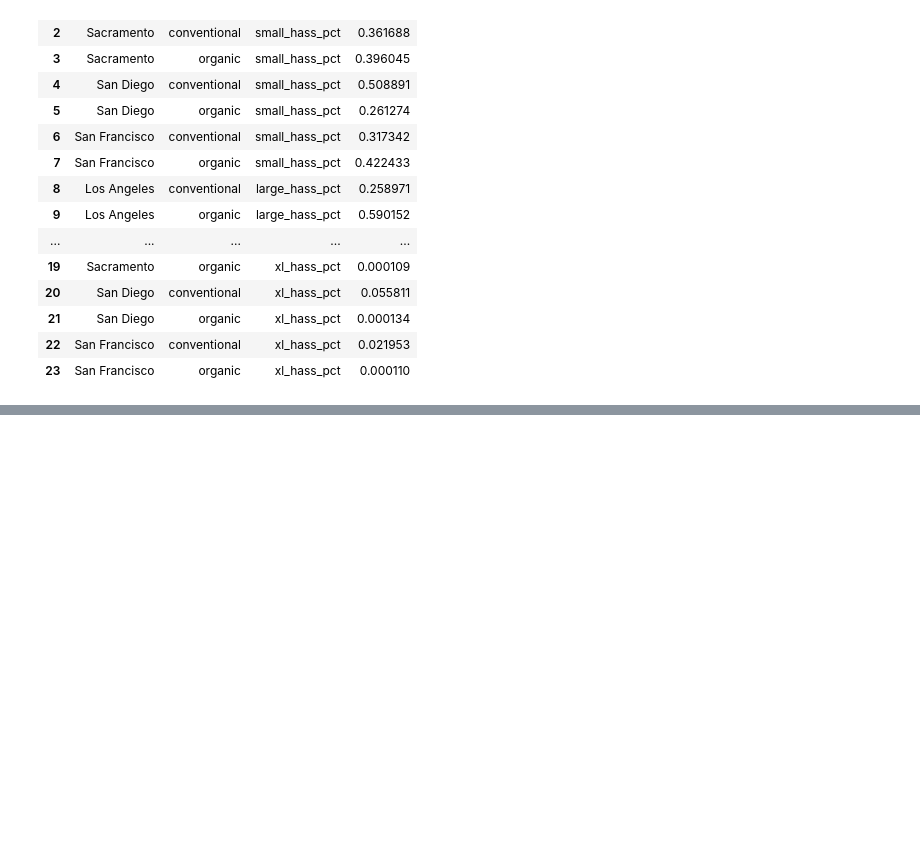
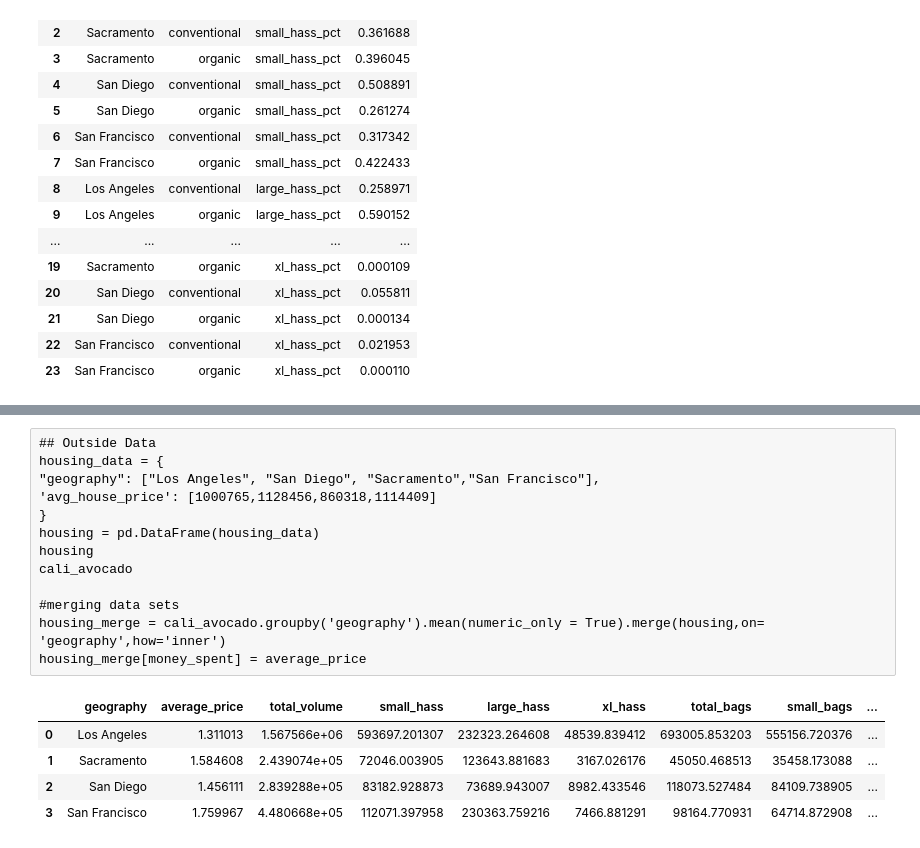
Before and after one commit to wkapner/GSB_544, a Jupyter notebook: Labs/Lab2.ipynb, the cells around one changed output, grey strips where cells are left out. Drawn from its saved outputs; the diff is of its cells as text; blank space fills up the shorter version.

```diff
--- a/Labs/Lab2.ipynb
+++ b/Labs/Lab2.ipynb
@@ -308,3 +308,22 @@ x = 'City', y = 'Percent of Total Sales')
 )
 # %% [output]
 [figure]
+# %%
+## Outside Data
+housing_data = {
+"geography": ["Los Angeles", "San Diego", "Sacramento","San Francisco"],
+'avg_house_price': [1000765,1128456,860318,1114409]
+}
+housing = pd.DataFrame(housing_data)
+housing
+cali_avocado
+
+#merging data sets
+housing_merge = cali_avocado.groupby('geography').mean(numeric_only = True).merge(housing,on= 'geography',how='inner')
+housing_merge[money_spent] = average_price
+# %% [output]
+|  | geography | average_price | total_volume | small_hass | large_hass | xl_hass | total_bags | small_bags | ... |
+| 0 | Los Angeles | 1.311013 | 1.567566e+06 | 593697.201307 | 232323.264608 | 48539.839412 | 693005.853203 | 555156.720376 | ... |
+| 1 | Sacramento | 1.584608 | 2.439074e+05 | 72046.003905 | 123643.881683 | 3167.026176 | 45050.468513 | 35458.173088 | ... |
+| 2 | San Diego | 1.456111 | 2.839288e+05 | 83182.928873 | 73689.943007 | 8982.433546 | 118073.527484 | 84109.738905 | ... |
+| 3 | San Francisco | 1.759967 | 4.480668e+05 | 112071.397958 | 230363.759216 | 7466.881291 | 98164.770931 | 64714.872908 | ... |
```
Also changed, not shown: parts of 3 cells of this notebook.
